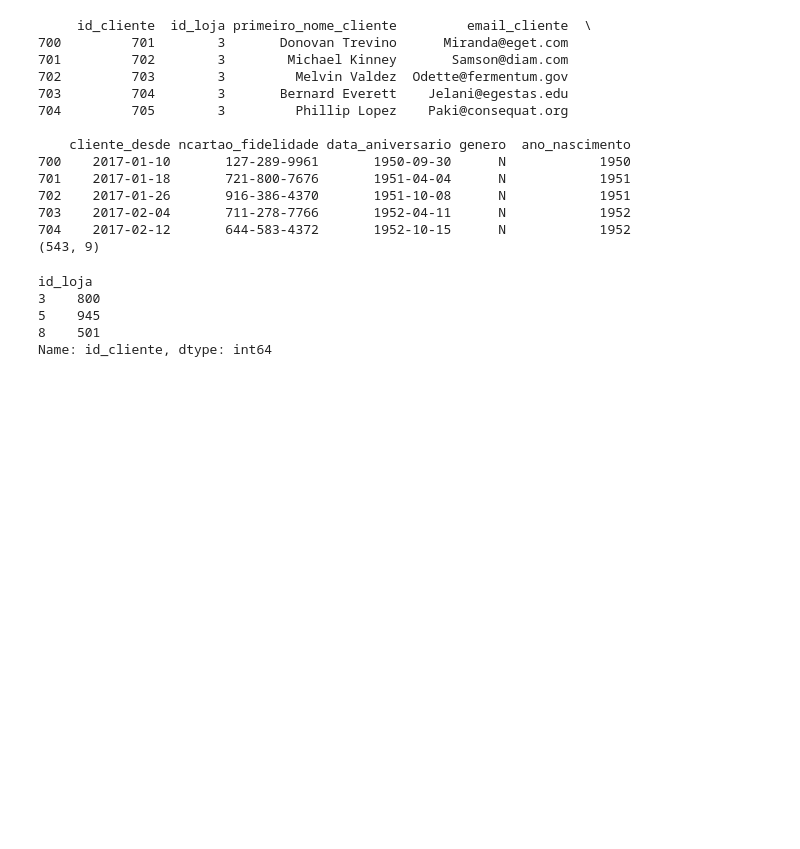
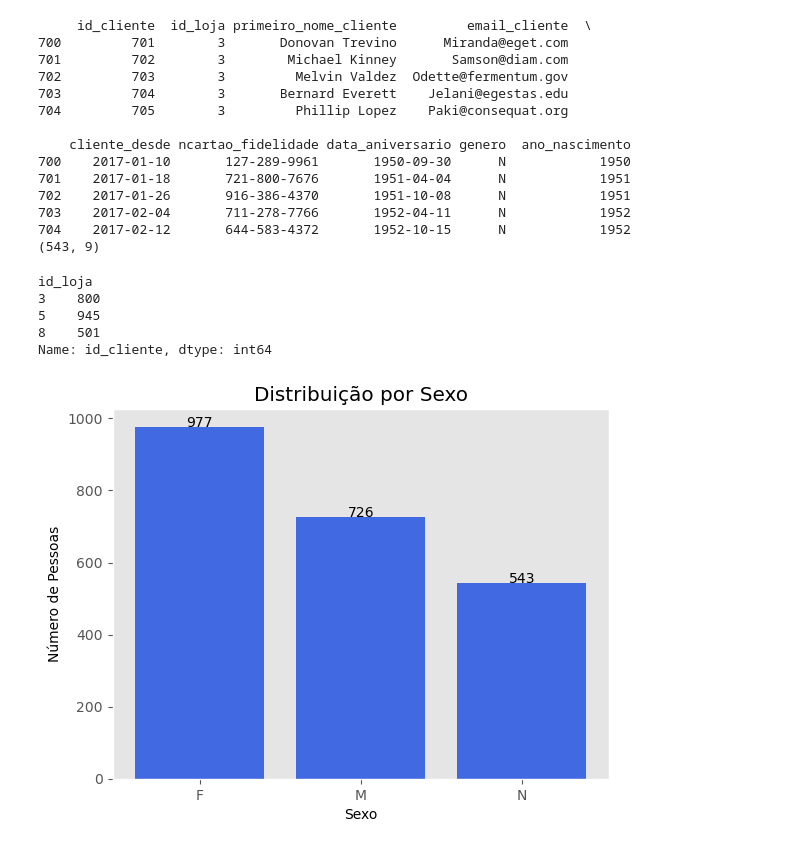
Before and after one commit to davibarbosabdj/Segmenta--o-de-Clientes---Projeto-Integrador, a Jupyter notebook: notebooks/analise_exploratoria_inicial.ipynb, the cells around one changed output. Drawn from its saved outputs; the diff is of its cells as text; code cells hidden in the pictures; blank space fills up the shorter version.

```diff
--- a/notebooks/analise_exploratoria_inicial.ipynb
+++ b/notebooks/analise_exploratoria_inicial.ipynb
@@ -176,0 +199,9 @@ Name: id_produto, Length: 80, dtype: int64
+# %%
+'''plt.bar(total_pproduto.index, total_pproduto['quantidade'], ec = "k", alpha = .8, color = "royalblue")
+plt.style.use('ggplot')
+
+plt.title('Total de vendas por produto')
+plt.xlabel('Produto')
+plt.ylabel('Qtd vendida')
+
+plt.show()'''
@@ -265,3 +313,27 @@ id_loja
 5    945
 8    501
 Name: id_cliente, dtype: int64
+# %%
+#Calculando a idade dos clientes
+hoje = datetime.date.today()
+cl['idade'] = (hoje - pd.to_datetime(cl['data_aniversario'], format='%Y-%m-%d').dt.date) // datetime.timedelta(days=365.2425)
+# %%
+# Agrupa os dados por sexo e conta o número de ocorrências em cada grupo
+contagem_sexo = cl.groupby('genero').size()
+
+# Cria o gráfico de barras
+plt.bar(contagem_sexo.index, contagem_sexo.values, color='royalblue')
+
+# Adiciona uma legenda com a contagem de cada grupo
+for i, valor in enumerate(contagem_sexo):
+    plt.text(i, valor, str(valor), ha='center')
+
+# Configura os rótulos dos eixos e o título do gráfico
+plt.xlabel('Sexo')
+plt.ylabel('Número de Pessoas')
+plt.title('Distribuição por Sexo')
+plt.grid(False)
+# Exibe o gráfico
+plt.show()
+# %% [output]
+[figure, added]
```
Also changed, not shown: parts of 11 cells of this notebook, 1 other file.
